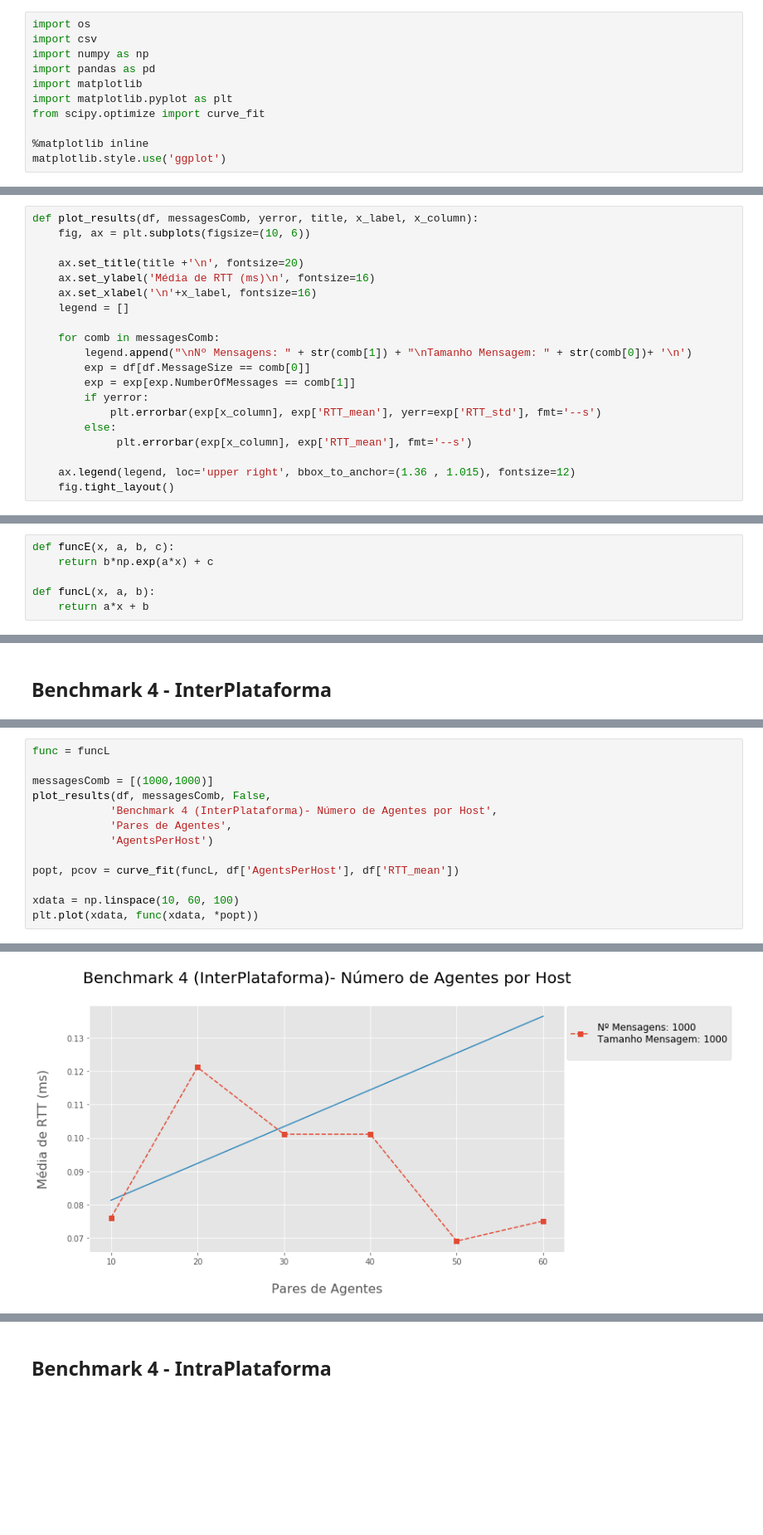
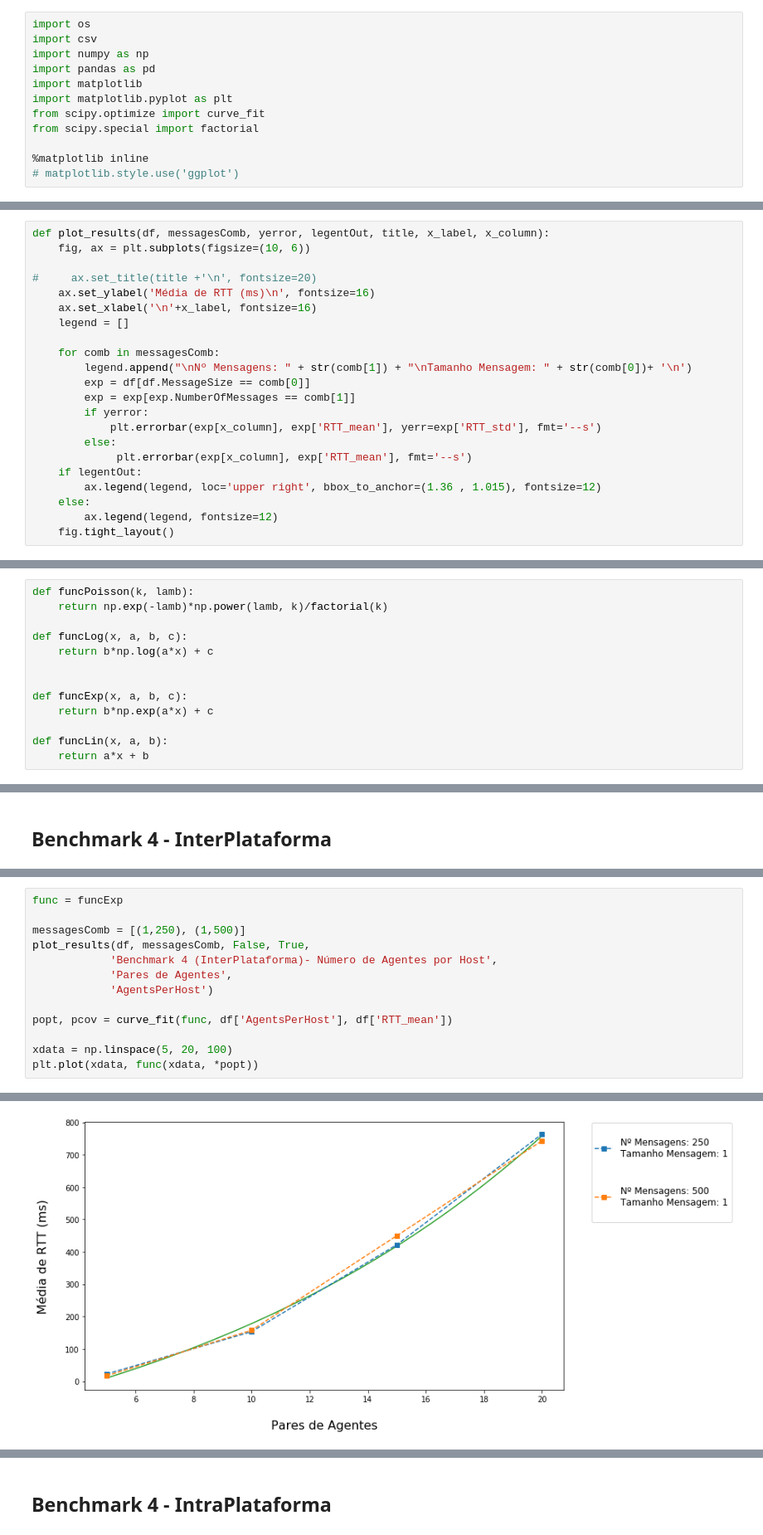
Before and after one commit to rafalencar1997/JadeContainer, a Jupyter notebook: analysis/Results.ipynb, the cells around one changed output, grey strips where cells are left out. Shown: that part at 83% size. Saved outputs shown, nothing was run; the diff lists cells and outputs as text; blank space fills up the shorter version.

```diff
--- a/analysis/Results.ipynb
+++ b/analysis/Results.ipynb
@@ -8,9 +8,10 @@ import pandas as pd
 import matplotlib
 import matplotlib.pyplot as plt
 from scipy.optimize import curve_fit
+from scipy.special import factorial
 
 %matplotlib inline
-matplotlib.style.use('ggplot')
+# matplotlib.style.use('ggplot')
 # %%
 def getDataframe(filename):
     readFile = open(filename, 'r')
@@ -40,10 +41,10 @@ def getBenchmark(benchmark):
         df = pd.concat([df, getDataframe(resultsFolder+resultsFiles[i+1])])
     return df
 # %%
-def plot_results(df, messagesComb, yerror, title, x_label, x_column):
+def plot_results(df, messagesComb, yerror, legentOut, title, x_label, x_column):
     fig, ax = plt.subplots(figsize=(10, 6))
 
-    ax.set_title(title +'\n', fontsize=20)
+#     ax.set_title(title +'\n', fontsize=20)
     ax.set_ylabel('Média de RTT (ms)\n', fontsize=16)
     ax.set_xlabel('\n'+x_label, fontsize=16)
     legend = []
@@ -56,18 +57,27 @@ def plot_results(df, messagesComb, yerror, title, x_label, x_column):
             plt.errorbar(exp[x_column], exp['RTT_mean'], yerr=exp['RTT_std'], fmt='--s')
         else:
              plt.errorbar(exp[x_column], exp['RTT_mean'], fmt='--s')
-
-    ax.legend(legend, loc='upper right', bbox_to_anchor=(1.36 , 1.015), fontsize=12)
+    if legentOut:
+        ax.legend(legend, loc='upper right', bbox_to_anchor=(1.36 , 1.015), fontsize=12)
+    else:
+        ax.legend(legend, fontsize=12)
     fig.tight_layout()
 # %% [markdown]
 As funções abaixo servem para fazer uma aprocimação otimizadas dos gráficos gerados.
 
 A função **funcE** aproxima a curva para uma exponencial, e **funcL** aproxima para uma reta.
 # %%
-def funcE(x, a, b, c):
+def funcPoisson(k, lamb):
+    return np.exp(-lamb)*np.power(lamb, k)/factorial(k)
+
+def funcLog(x, a, b, c):
+    return b*np.log(a*x) + c
+
+
+def funcExp(x, a, b, c):
     return b*np.exp(a*x) + c
 
-def funcL(x, a, b):
+def funcLin(x, a, b):
     return a*x + b
 # %% [markdown]
 ## Dataset Statistics
@@ -231,16 +213,16 @@ df
 # %%
-func = funcL
+func = funcExp
 
-messagesComb = [(1000,1000)]
-plot_results(df, messagesComb, False,
+messagesComb = [(1,250), (1,500)]
+plot_results(df, messagesComb, False, True,
             'Benchmark 4 (InterPlataforma)- Número de Agentes por Host',
             'Pares de Agentes',
             'AgentsPerHost')
 
-popt, pcov = curve_fit(funcL, df['AgentsPerHost'], df['RTT_mean'])
+popt, pcov = curve_fit(func, df['AgentsPerHost'], df['RTT_mean'])
 
-xdata = np.linspace(10, 60, 100)
+xdata = np.linspace(5, 20, 100)
 plt.plot(xdata, func(xdata, *popt))
 # %% [output]
 [<matplotlib.lines.Line2D at 0x...>]
-[figure, old version]
+[figure, new version]
```
Also changed, not shown: parts of 17 cells of this notebook, 1 other file.
